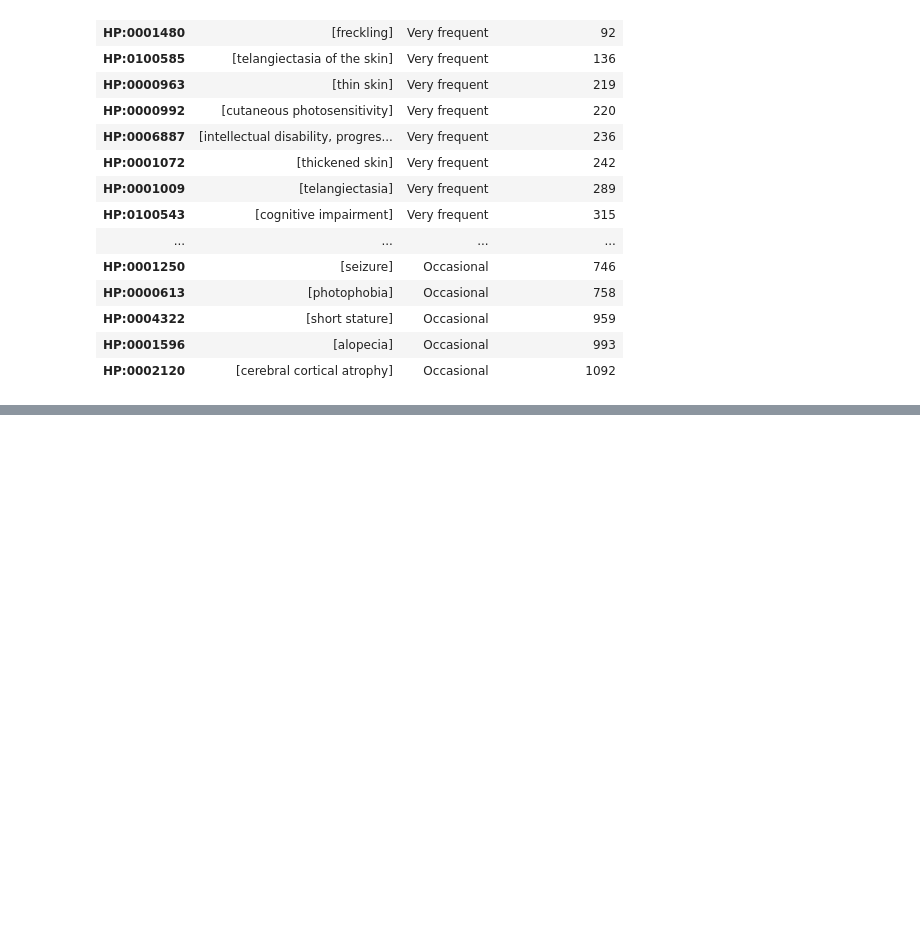
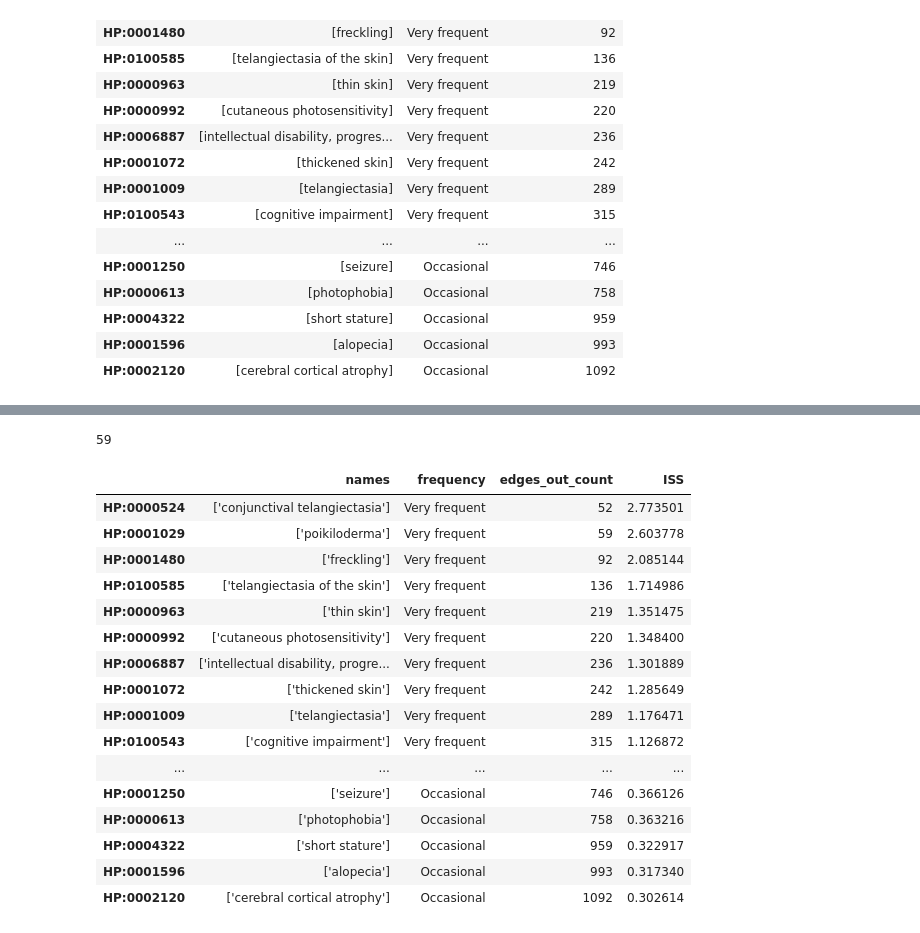
Before and after one commit to polyg314/BTE_notebooks, a Jupyter notebook: SYMPTOM FREQ AND SPECIFICITY WORK .ipynb, the cells around one changed output, grey strips where cells are left out. Saved outputs shown, nothing was run; the diff lists cells and outputs as text; code cells hidden in the pictures; blank space fills up the shorter version.

Commit message:
more updates to symptoms, XP, etc

```diff
--- a/SYMPTOM FREQ AND SPECIFICITY WORK .ipynb
+++ b/SYMPTOM FREQ AND SPECIFICITY WORK .ipynb
@@ -208,2 +231,43 @@ symptoms_df
+# %%
+individual_symptom_scores = [];
+import math
+
+for index,x in symptoms_df.iterrows():
+    if(x["frequency"] == "Very frequent"):
+        score = 20 / math.sqrt(int(x["edges_out_count"]))
+    elif(x["frequency"] == "Frequent"):
+        score = 15 / math.sqrt(int(x["edges_out_count"]))
+    elif(x["frequency"] == "Occasional"):
+        score = 10 / math.sqrt(int(x["edges_out_count"]))
+    elif(x["frequency"] == "Rare"):
+        score = 5 / math.sqrt(int(x["edges_out_count"]))
+    elif(x["frequency"] == "Unknown"):
+        score = 5 / math.sqrt(int(x["edges_out_count"]))
+    individual_symptom_scores.append(score)
+
+print(len(individual_symptom_scores))
+symptoms_df["ISS"] = individual_symptom_scores
+# %% [output]
+59
+# %%
+symptoms_df
+# %% [output]
+|  | names | frequency | edges_out_count | ISS |
+| HP:0000524 | ['conjunctival telangiectasia'] | Very frequent | 52 | 2.773501 |
+| HP:0001029 | ['poikiloderma'] | Very frequent | 59 | 2.603778 |
+| HP:0001480 | ['freckling'] | Very frequent | 92 | 2.085144 |
+| HP:0100585 | ['telangiectasia of the skin'] | Very frequent | 136 | 1.714986 |
+| HP:0000963 | ['thin skin'] | Very frequent | 219 | 1.351475 |
+| HP:0000992 | ['cutaneous photosensitivity'] | Very frequent | 220 | 1.348400 |
+| HP:0006887 | ['intellectual disability, progre... | Very frequent | 236 | 1.301889 |
+| HP:0001072 | ['thickened skin'] | Very frequent | 242 | 1.285649 |
+| HP:0001009 | ['telangiectasia'] | Very frequent | 289 | 1.176471 |
+| HP:0100543 | ['cognitive impairment'] | Very frequent | 315 | 1.126872 |
+| ... | ... | ... | ... | ... |
+| HP:0001250 | ['seizure'] | Occasional | 746 | 0.366126 |
+| HP:0000613 | ['photophobia'] | Occasional | 758 | 0.363216 |
+| HP:0004322 | ['short stature'] | Occasional | 959 | 0.322917 |
+| HP:0001596 | ['alopecia'] | Occasional | 993 | 0.317340 |
+| HP:0002120 | ['cerebral cortical atrophy'] | Occasional | 1092 | 0.302614 |
 # %%
 symptoms_df.to_csv("xp_symptoms_df.csv")
```
Also changed, not shown: parts of 2 cells of this notebook, 2 other files.
